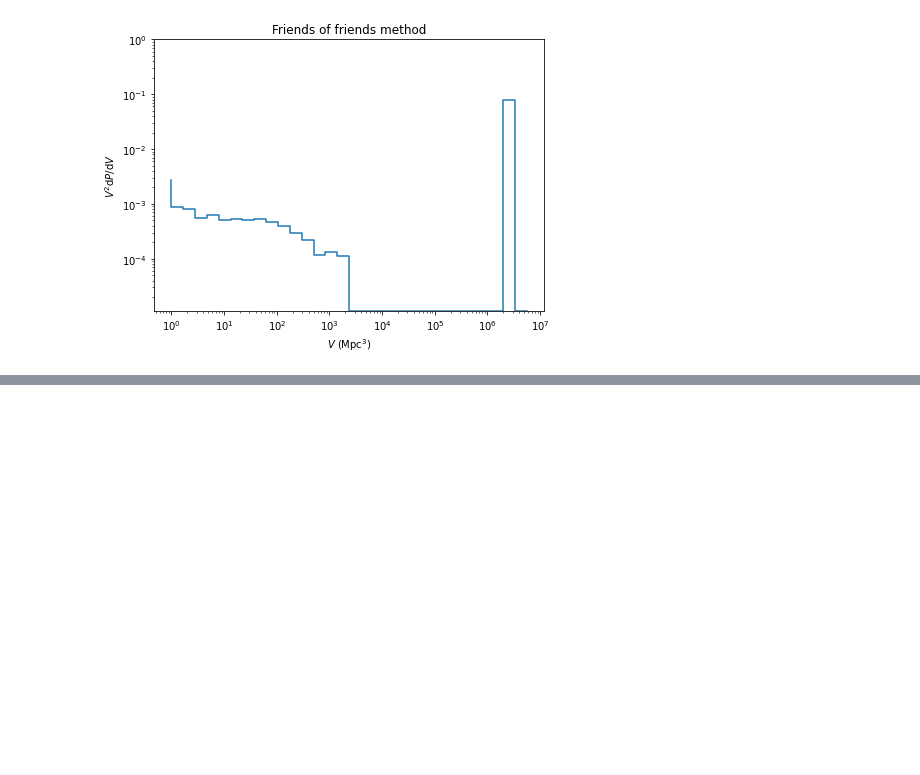
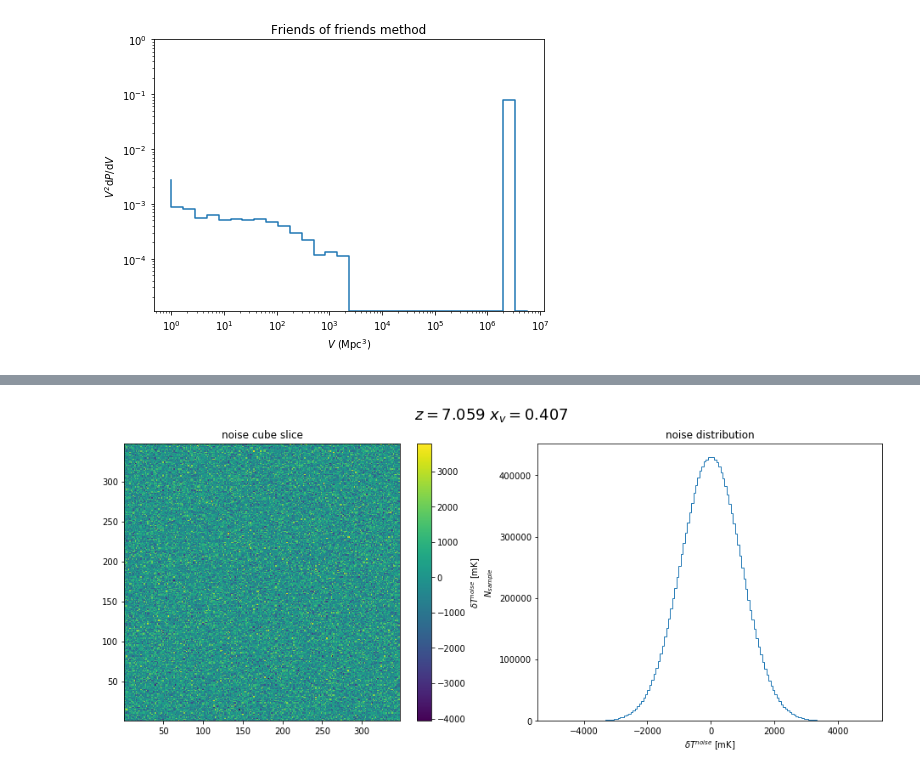
Before and after one commit to sambit-giri/tools21cm, a Jupyter notebook: docs/examples/tutorials.ipynb, the cells around one changed output, grey strips where cells are left out. Saved outputs shown, nothing was run; the diff lists cells and outputs as text; code cells hidden in the pictures; blank space fills up the shorter version.

```diff
--- a/docs/examples/tutorials.ipynb
+++ b/docs/examples/tutorials.ipynb
@@ -286,0 +345,14 @@ plt.show()
+# %%
+plt.rcParams['figure.figsize'] = [16, 6]
+
+plt.suptitle('$z=%.3f$ $x_v=%.3f$' %(z, xfrac.mean()), size=18)
+plt.subplot(121)
+plt.title('noise cube slice')
+plt.pcolormesh(x, y, noise_cube[0])
+plt.colorbar(label='$\delta T^{noise}$ [mK]')
+plt.subplot(122)
+plt.title('noise distribution')
+plt.hist(noise_cube.flatten(), bins=150, histtype='step');
+plt.xlabel('$\delta T^{noise}$ [mK]'), plt.ylabel('$N_{sample}$');
+# %% [output]
+[figure, added]
```
Also changed, not shown: parts of 25 cells of this notebook, 5 other files.
